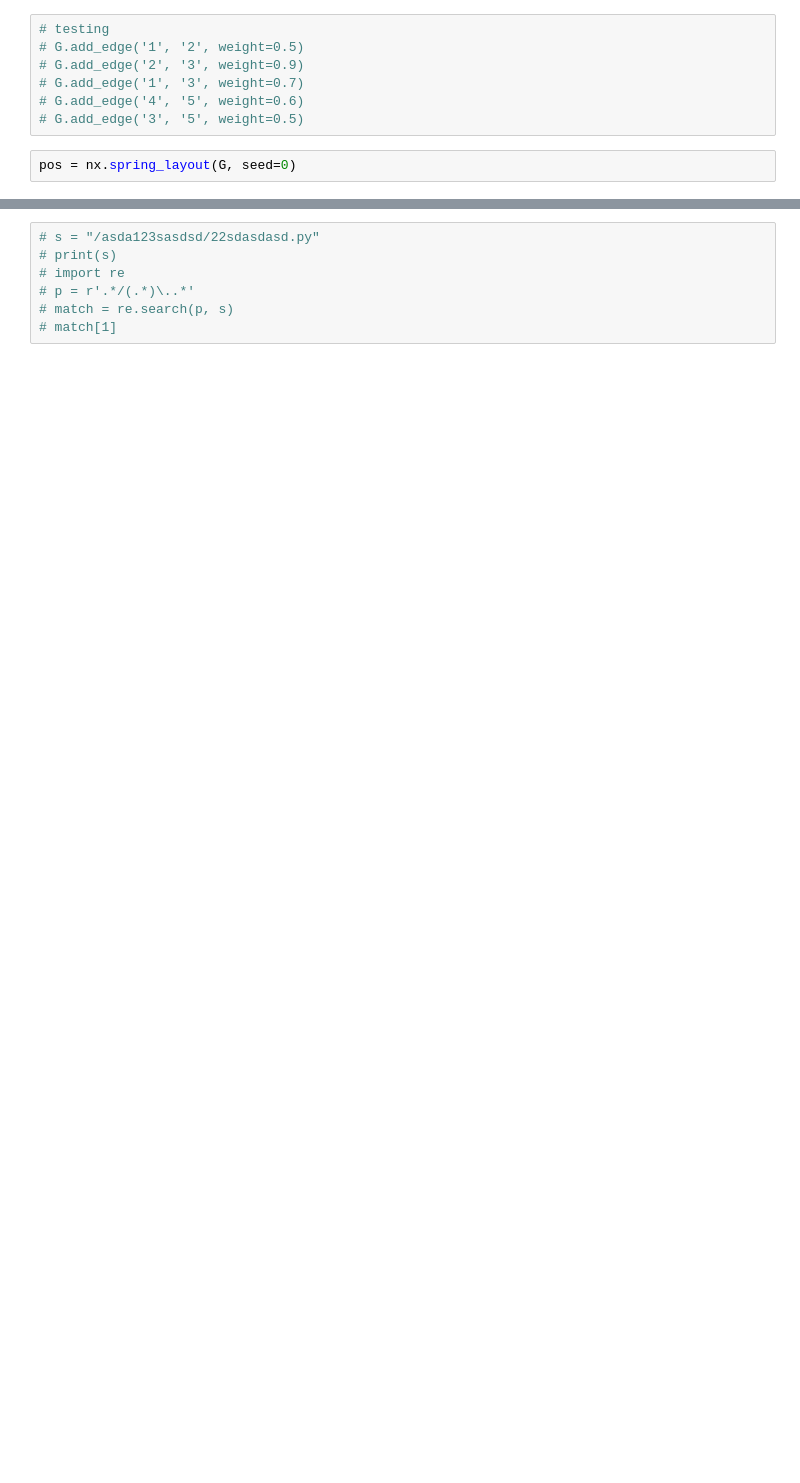
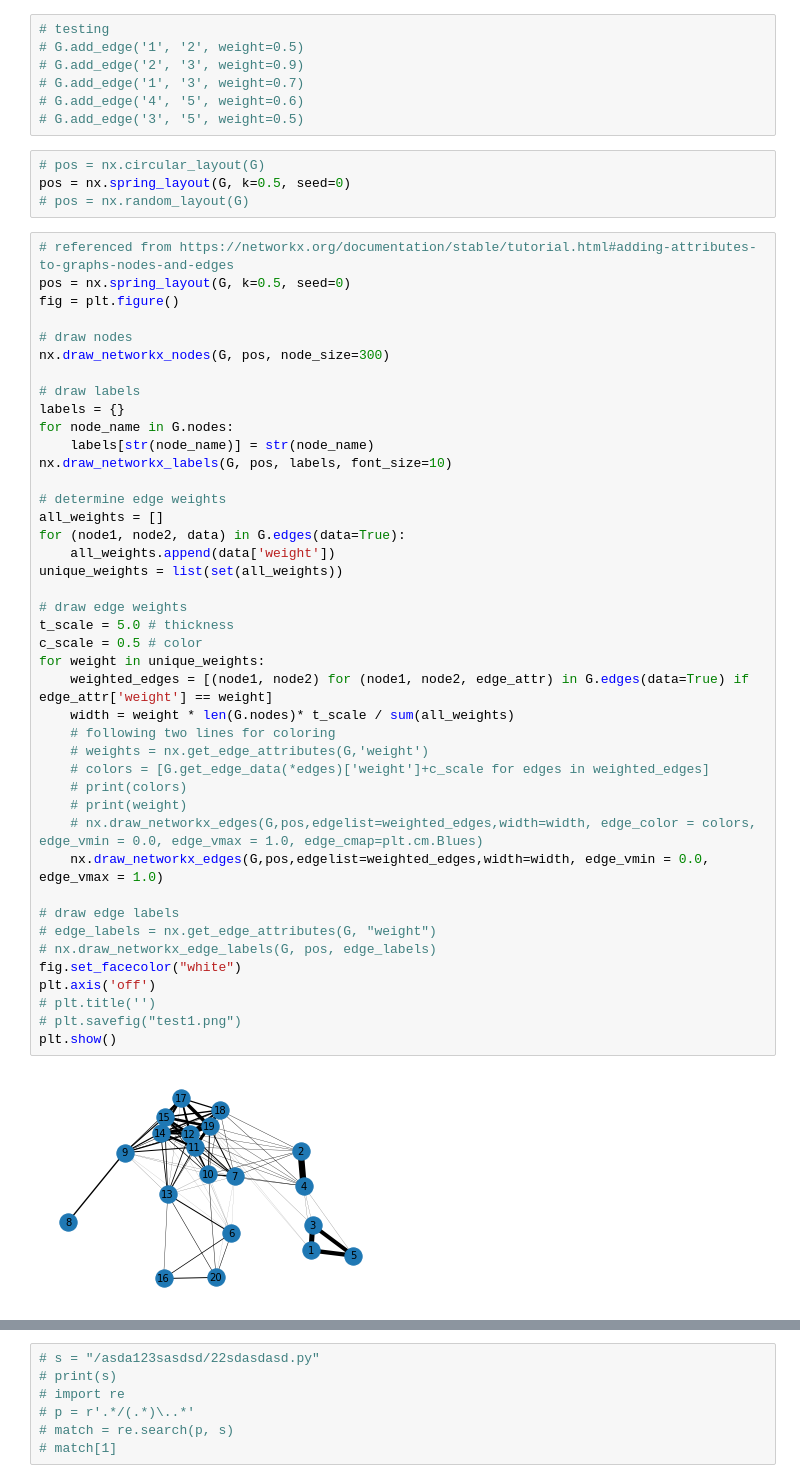
Before and after one commit to momoenomoto/visualizing-code-similarity, a Jupyter notebook: moss_visualization/visualization_network.ipynb, the cells around one changed output, grey strips where cells are left out. Drawn from its saved outputs; the diff is of its cells as text; blank space fills up the shorter version.

```diff
--- a/moss_visualization/visualization_network.ipynb
+++ b/moss_visualization/visualization_network.ipynb
@@ -41,7 +50,53 @@ for data in rows:
 # G.add_edge('1', '3', weight=0.7)
 # G.add_edge('4', '5', weight=0.6)
 # G.add_edge('3', '5', weight=0.5)
-# %%
-pos = nx.spring_layout(G, seed=0)
+# %%
+# pos = nx.circular_layout(G)
+pos = nx.spring_layout(G, k=0.5, seed=0)
+# pos = nx.random_layout(G)
+# %%
+# referenced from https://networkx.org/documentation/stable/tutorial.html#adding-attributes-to-graphs-nodes-and-edges
+pos = nx.spring_layout(G, k=0.5, seed=0)
+fig = plt.figure()
+
+# draw nodes
+nx.draw_networkx_nodes(G, pos, node_size=300)
+
+# draw labels
+labels = {}
+for node_name in G.nodes:
+    labels[str(node_name)] = str(node_name)
+nx.draw_networkx_labels(G, pos, labels, font_size=10)
+
+# determine edge weights
+all_weights = []
+for (node1, node2, data) in G.edges(data=True):
+    all_weights.append(data['weight'])
+unique_weights = list(set(all_weights))
+
+# draw edge weights
+t_scale = 5.0 # thickness
+c_scale = 0.5 # color
+for weight in unique_weights:
+    weighted_edges = [(node1, node2) for (node1, node2, edge_attr) in G.edges(data=True) if edge_attr['weight'] == weight]
+    width = weight * len(G.nodes)* t_scale / sum(all_weights)
+    # following two lines for coloring
+    # weights = nx.get_edge_attributes(G,'weight')
+    # colors = [G.get_edge_data(*edges)['weight']+c_scale for edges in weighted_edges]
+    # print(colors)
+    # print(weight)
+    # nx.draw_networkx_edges(G,pos,edgelist=weighted_edges,width=width, edge_color = colors, edge_vmin = 0.0, edge_vmax = 1.0, edge_cmap=plt.cm.Blues)
+    nx.draw_networkx_edges(G,pos,edgelist=weighted_edges,width=width, edge_vmin = 0.0, edge_vmax = 1.0)
+
+# draw edge labels
+# edge_labels = nx.get_edge_attributes(G, "weight")
+# nx.draw_networkx_edge_labels(G, pos, edge_labels)
+fig.set_facecolor("white")
+plt.axis('off')
+# plt.title('')
+# plt.savefig("test1.png")
+plt.show()
+# %% [output]
+[figure, added]
 # %%
 # referenced from https://networkx.org/documentation/stable/tutorial.html#adding-attributes-to-graphs-nodes-and-edges
```
Also changed, not shown: parts of 4 cells of this notebook, 19 other files.
